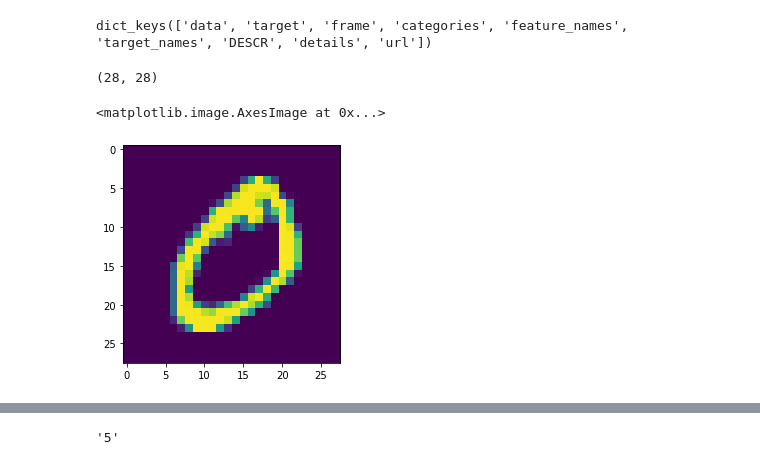
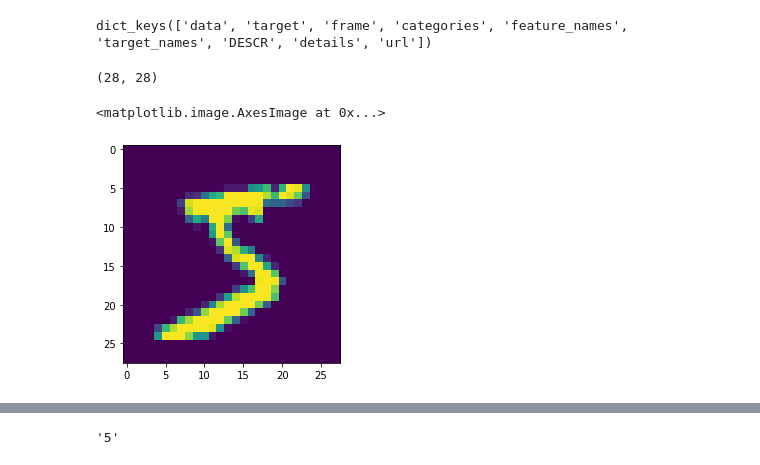
Before and after one commit to AIP-GIT/AIP-ML-Basics, a Jupyter notebook: MNIST/MNIST-Number Recognition.ipynb, the cells around one changed output, grey strips where cells are left out. Cells and saved outputs as stored; diff of their text form; code cells hidden in the pictures.

Commit message:
Simplifying the code MNIST code

```diff
--- a/MNIST/MNIST-Number Recognition.ipynb
+++ b/MNIST/MNIST-Number Recognition.ipynb
@@ -13,12 +13,11 @@ mnist.keys()
 # %% [output]
 dict_keys(['data', 'target', 'frame', 'categories', 'feature_names', 'target_names', 'DESCR', 'details', 'url'])
 # %%
-data_0 = mnist.data.values.reshape(-1,28,28)[1:2,:,:].reshape(28,28)
-data_0.shape
+data_0 = mnist.data.values.reshape(-1,28,28)[:1,:,:].reshape(28,28)
+print(data_0.shape)
+
+plt.imshow(data_0)
 # %% [output]
 (28, 28)
+<matplotlib.image.AxesImage at 0x...>
+[figure, added]
-# %%
-plt.imshow(data_0)
-# %% [output]
-<matplotlib.image.AxesImage at 0x...>
-[figure, removed]
```
Also changed, not shown: parts of 17 cells of this notebook.
